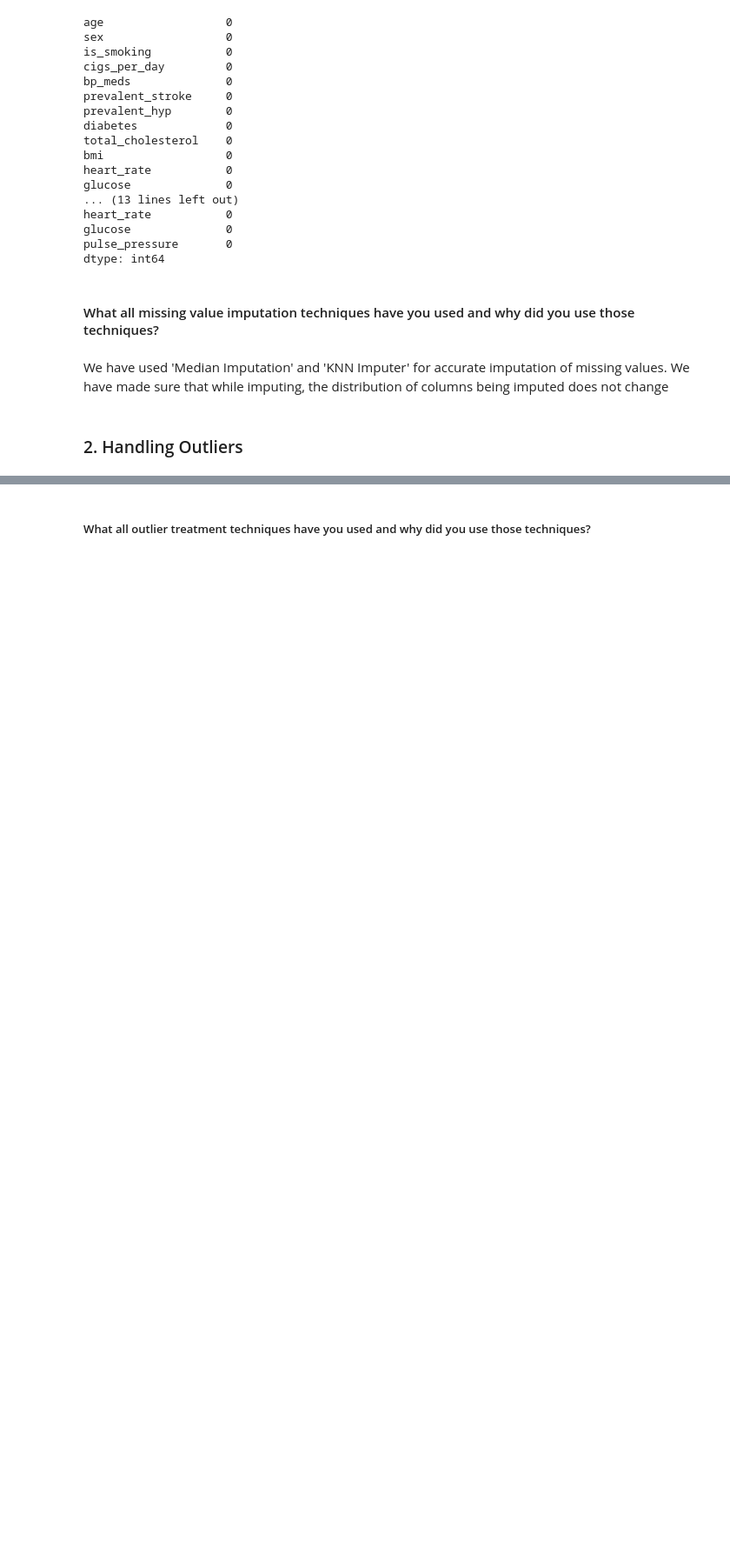
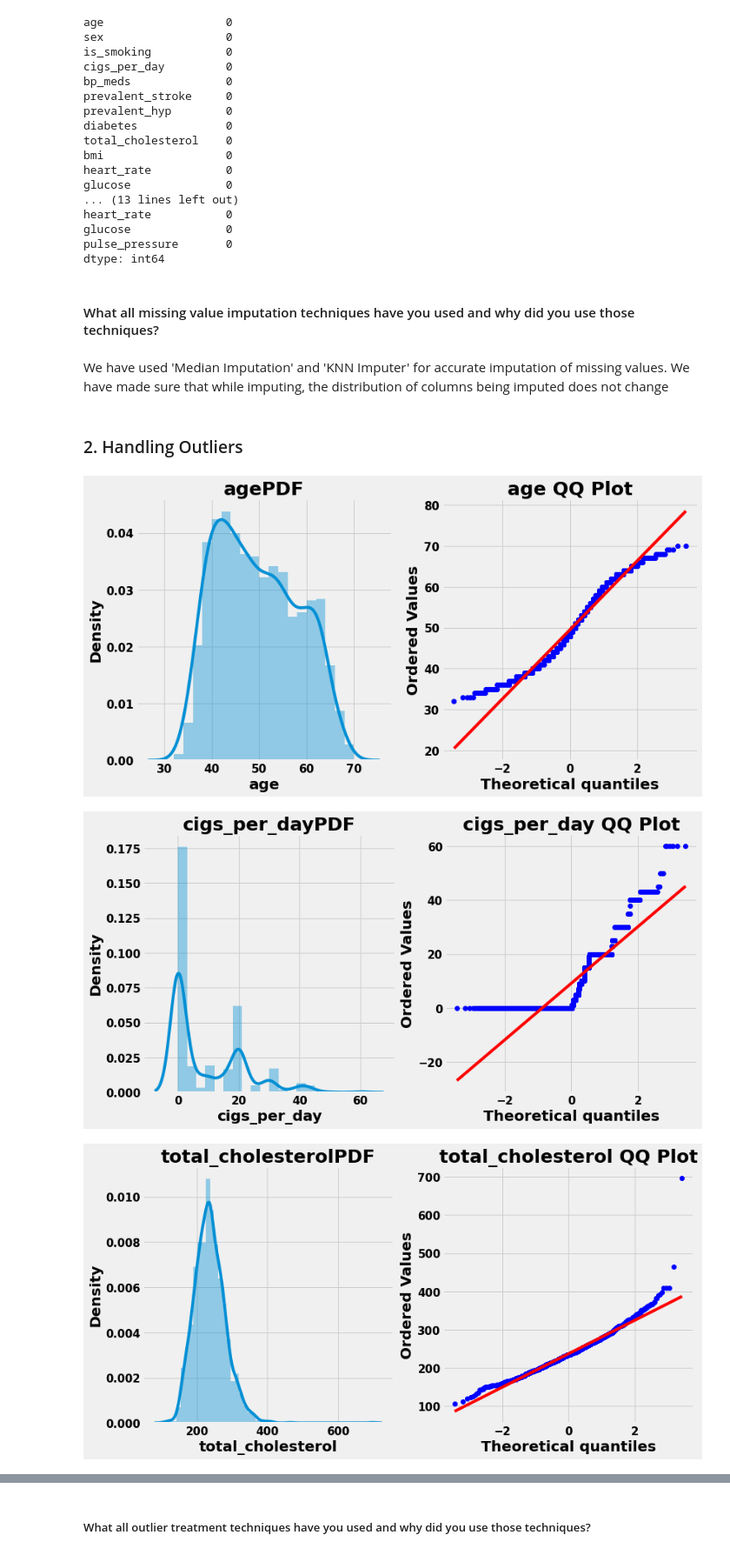
Before and after one commit to 7-sumit/Cardiovascular-Risk-Prediction, a Jupyter notebook: Cardiovascular_Risk_Prediction.ipynb, the cells around one changed output, grey strips where cells are left out. Shown at 87% size. Saved outputs shown, nothing was run; the diff lists cells and outputs as text; code cells hidden in the pictures; blank space fills up the shorter version.

```diff
--- a/Cardiovascular_Risk_Prediction.ipynb
+++ b/Cardiovascular_Risk_Prediction.ipynb
@@ -1086,0 +1093,16 @@ We have used 'Median Imputation' and 'KNN Imputer' for accurate imputation of mi
+# %%
+# checking for distribution in continuous features
+for col in num_col:
+  plt.figure(figsize=(12,6))
+  plt.subplot(121)
+  sns.distplot(X_train[col])
+  plt.title(col+'PDF')
+
+  plt.subplot(122)
+  stats.probplot(X_train[col],dist='norm',plot=plt)
+  plt.title(col+' QQ Plot')
+  plt.show()
+# %% [output]
+[figure, added]
+[figure, added]
+[figure, added]
```
Also changed, not shown: parts of 33 cells of this notebook.
